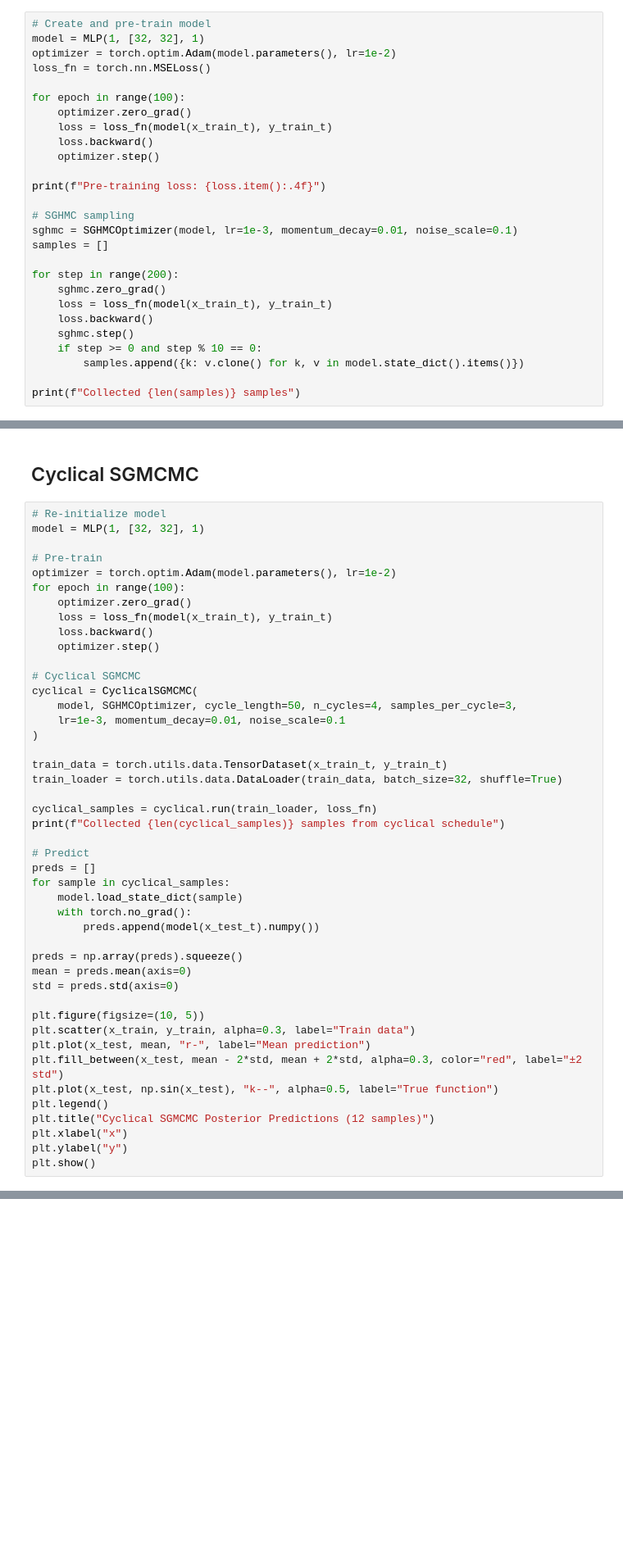
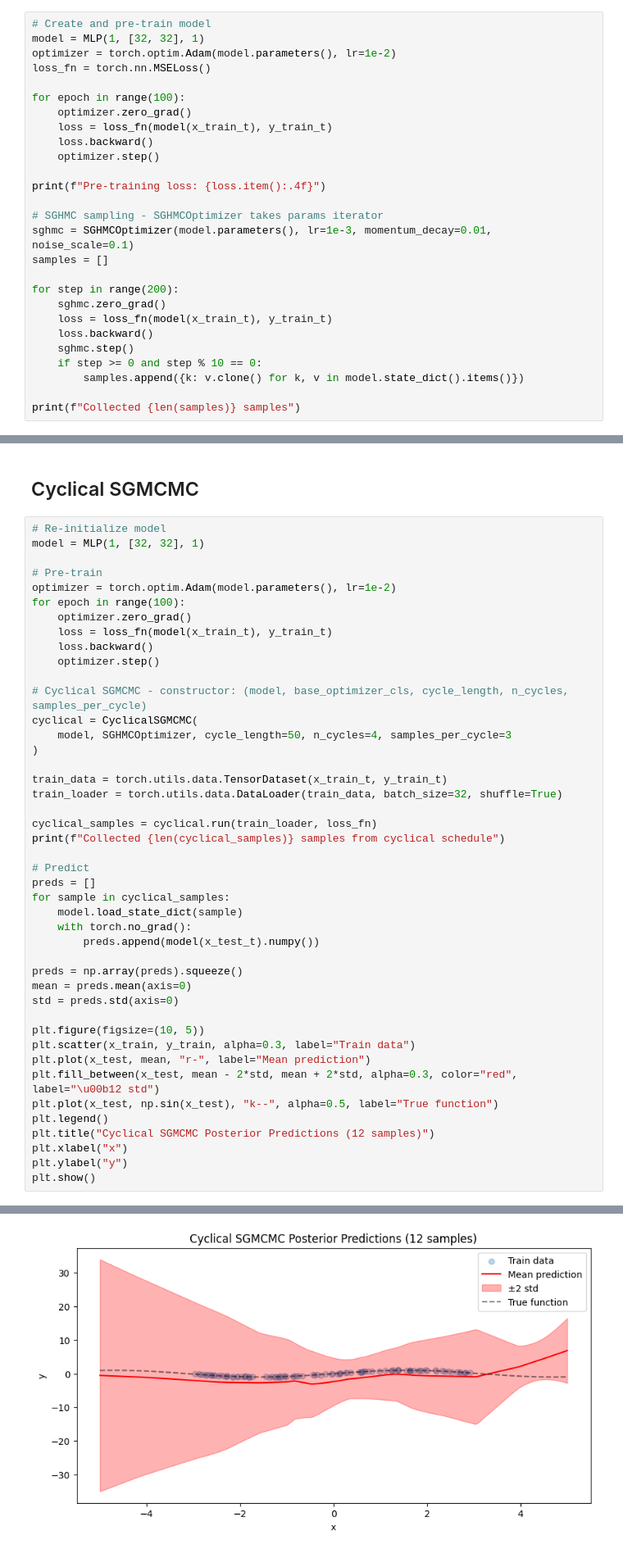
Before and after one commit to Vispikarkaria/Deep-UQ, a Jupyter notebook: notebooks/SGHMC_Tutorial.ipynb, the cells around one changed output, grey strips where cells are left out. Shown at 82% size. Drawn from its saved outputs; the diff is of its cells as text; blank space fills up the shorter version.

```diff
--- a/notebooks/SGHMC_Tutorial.ipynb
+++ b/notebooks/SGHMC_Tutorial.ipynb
@@ -35,8 +35,8 @@ for epoch in range(100):
 
 print(f"Pre-training loss: {loss.item():.4f}")
 
-# SGHMC sampling
-sghmc = SGHMCOptimizer(model, lr=1e-3, momentum_decay=0.01, noise_scale=0.1)
+# SGHMC sampling - SGHMCOptimizer takes params iterator
+sghmc = SGHMCOptimizer(model.parameters(), lr=1e-3, momentum_decay=0.01, noise_scale=0.1)
 samples = []
 
 for step in range(200):
@@ -84,10 +89,9 @@ for epoch in range(100):
     loss.backward()
     optimizer.step()
 
-# Cyclical SGMCMC
+# Cyclical SGMCMC - constructor: (model, base_optimizer_cls, cycle_length, n_cycles, samples_per_cycle)
 cyclical = CyclicalSGMCMC(
-    model, SGHMCOptimizer, cycle_length=50, n_cycles=4, samples_per_cycle=3,
-    lr=1e-3, momentum_decay=0.01, noise_scale=0.1
+    model, SGHMCOptimizer, cycle_length=50, n_cycles=4, samples_per_cycle=3
 )
 
 train_data = torch.utils.data.TensorDataset(x_train_t, y_train_t)
@@ -110,10 +114,11 @@ std = preds.std(axis=0)
 plt.figure(figsize=(10, 5))
 plt.scatter(x_train, y_train, alpha=0.3, label="Train data")
 plt.plot(x_test, mean, "r-", label="Mean prediction")
-plt.fill_between(x_test, mean - 2*std, mean + 2*std, alpha=0.3, color="red", label="±2 std")
+plt.fill_between(x_test, mean - 2*std, mean + 2*std, alpha=0.3, color="red", label="\u00b12 std")
 plt.plot(x_test, np.sin(x_test), "k--", alpha=0.5, label="True function")
 plt.legend()
 plt.title("Cyclical SGMCMC Posterior Predictions (12 samples)")
 plt.xlabel("x")
 plt.ylabel("y")
 plt.show()
+# %% [output]
@@ -119,0 +126 @@ plt.show()
+[figure, added]
```
Also changed, not shown: parts of 3 cells of this notebook, 16 other files.
